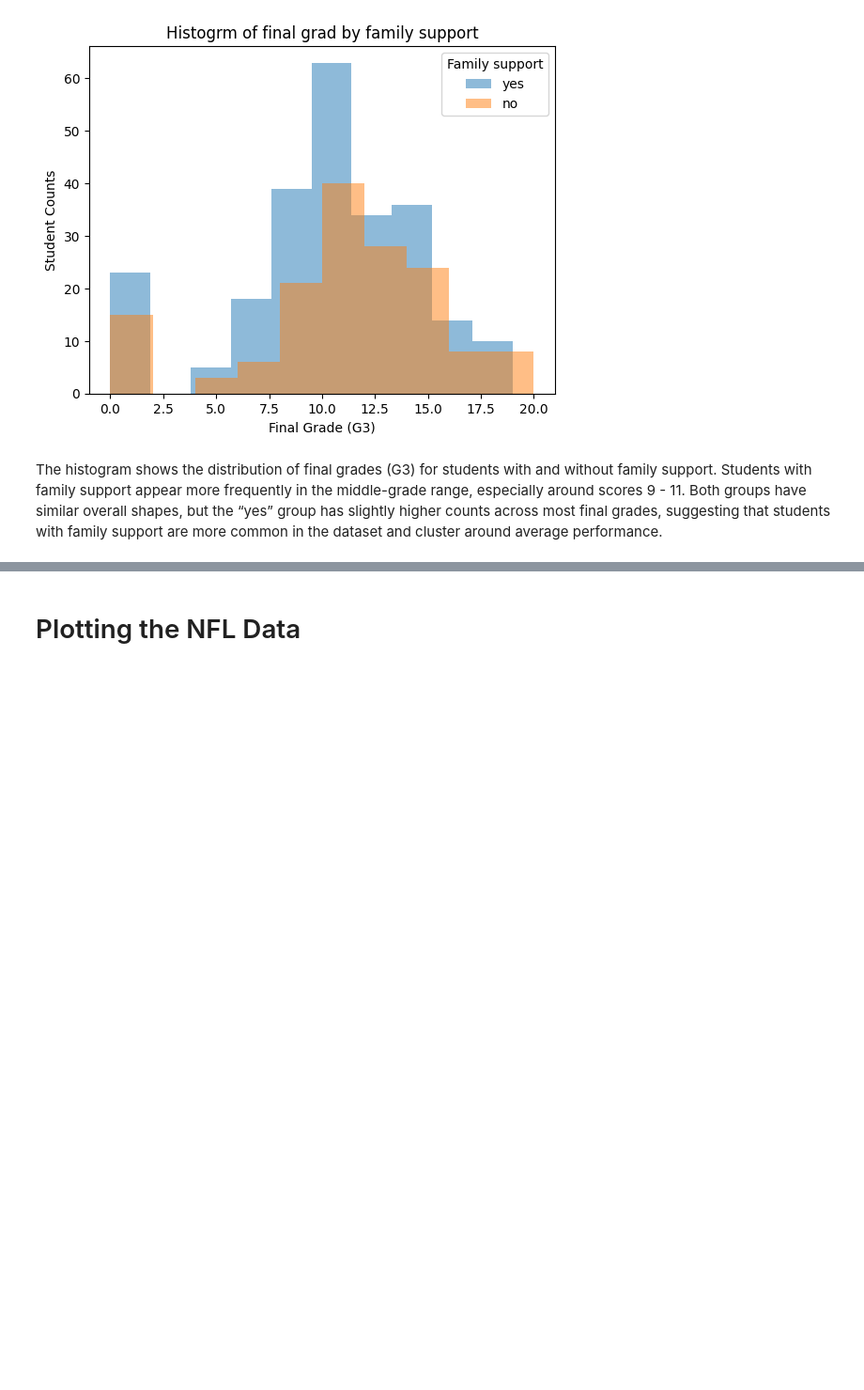
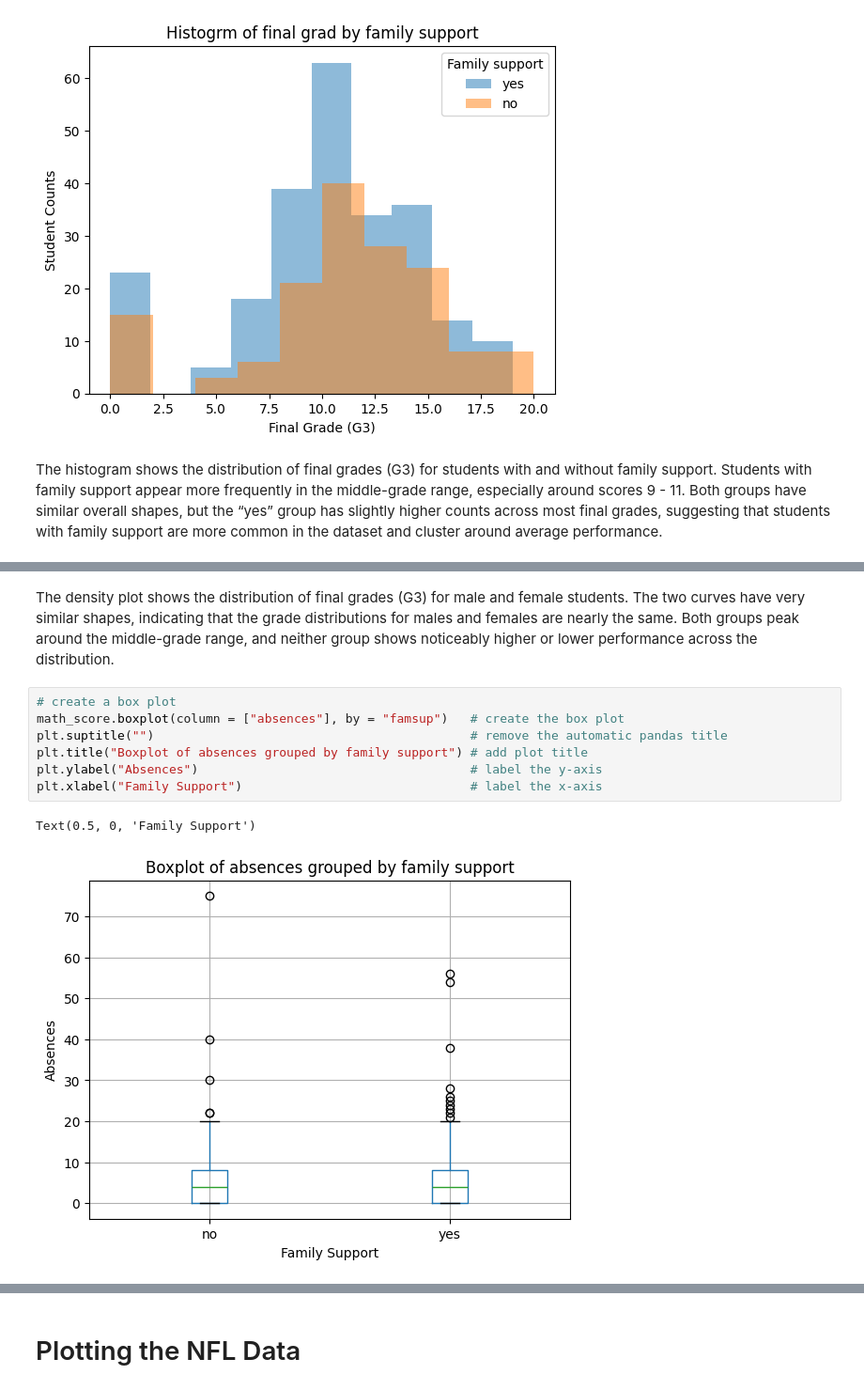
Before and after one commit to fhzhkunming/ST554_HW4, a Jupyter notebook: HW4_Hui.ipynb, the cells around one changed output, grey strips where cells are left out. Shown at 94% size. Saved outputs shown, nothing was run; the diff lists cells and outputs as text; blank space fills up the shorter version.

```diff
--- a/HW4_Hui.ipynb
+++ b/HW4_Hui.ipynb
@@ -287,0 +296,12 @@ math_score[math_score["famsup"] == "yes"]["G3"].plot.density(bw_method = 0.1, la
+# %% [markdown]
+The density plot shows the distribution of final grades (G3) for male and female students. The two curves have very similar shapes, indicating that the grade distributions for males and females are nearly the same. Both groups peak around the middle-grade range, and neither group shows noticeably higher or lower performance across the distribution.
+# %%
+# create a box plot
+math_score.boxplot(column = ["absences"], by = "famsup")   # create the box plot
+plt.suptitle("")                                           # remove the automatic pandas title
+plt.title("Boxplot of absences grouped by family support") # add plot title
+plt.ylabel("Absences")                                     # label the y-axis
+plt.xlabel("Family Support")                               # label the x-axis
+# %% [output]
+Text(0.5, 0, 'Family Support')
+[figure, added]
```
Also changed, not shown: parts of 9 cells of this notebook.
